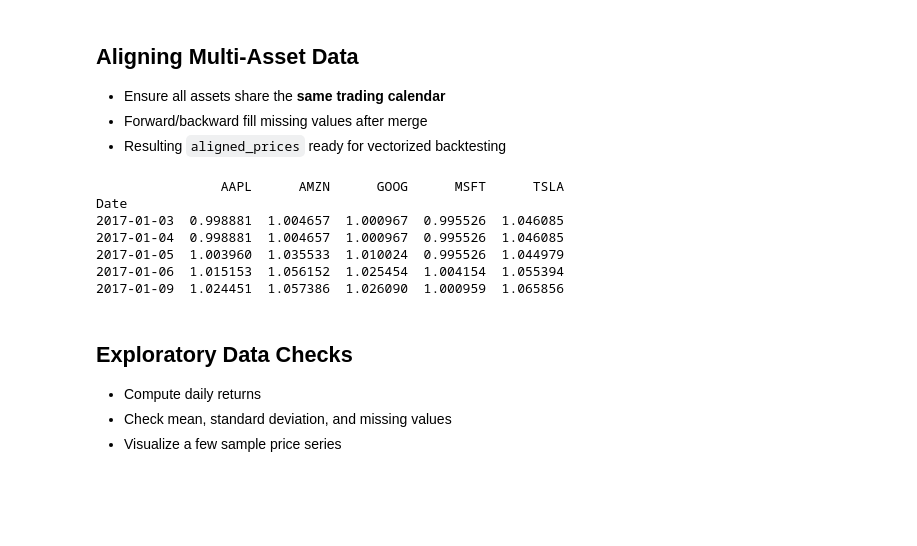
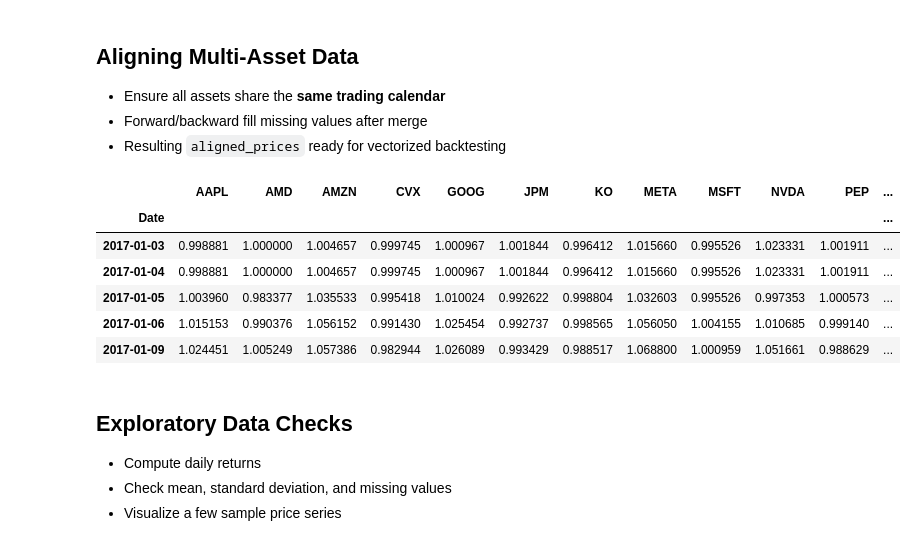
Before and after one commit to xinconggg/Portfolio-Projects, a Jupyter notebook: Quant/Multi-Asset Statistical Arbitrage Backtesting Engine/notebooks/01_system_overview.ipynb, the cells around one changed output. Cells and saved outputs as stored; diff of their text form; code cells hidden in the pictures; blank space fills up the shorter version.

```diff
--- a/Quant/Multi-Asset Statistical Arbitrage Backtesting Engine/notebooks/01_system_overview.ipynb
+++ b/Quant/Multi-Asset Statistical Arbitrage Backtesting Engine/notebooks/01_system_overview.ipynb
@@ -296,32 +243,18 @@ Date
 - Forward/backward fill missing values after merge
 - Resulting `aligned_prices` ready for vectorized backtesting
 # %%
-# Align Multi-Asset Data
-import importlib.util
-from pathlib import Path
+from Multi_Asset_Stat_Arb_Backtesting_Engine.main.data.align import align_assets
 
-# Path to align.py
-align_path = Path(r"C:\PATH\Multi-Asset Statistical Arbitrage Backtesting Engine\main\data\align.py")
-
-# Load the module dynamically
-spec_align = importlib.util.spec_from_file_location("align_module", align_path)
-align_module = importlib.util.module_from_spec(spec_align)
-spec_align.loader.exec_module(align_module)
-
-# Get the function
-align_assets = align_module.align_assets
-
-# Fetch aligned prices
 aligned_prices = align_assets()
-print(aligned_prices.head())
+aligned_prices.head()
 # %% [output]
-                AAPL      AMZN      GOOG      MSFT      TSLA
-Date
-2017-01-03  0.998881  1.004657  1.000967  0.995526  1.046085
-2017-01-04  0.998881  1.004657  1.000967  0.995526  1.046085
-2017-01-05  1.003960  1.035533  1.010024  0.995526  1.044979
-2017-01-06  1.015153  1.056152  1.025454  1.004154  1.055394
-2017-01-09  1.024451  1.057386  1.026090  1.000959  1.065856
+|  | AAPL | AMD | AMZN | CVX | GOOG | JPM | KO | META | MSFT | NVDA | PEP | ... |
+| Date |  |  |  |  |  |  |  |  |  |  |  | ... |
+| 2017-01-03 | 0.998881 | 1.000000 | 1.004657 | 0.999745 | 1.000967 | 1.001844 | 0.996412 | 1.015660 | 0.995526 | 1.023331 | 1.001911 | ... |
+| 2017-01-04 | 0.998881 | 1.000000 | 1.004657 | 0.999745 | 1.000967 | 1.001844 | 0.996412 | 1.015660 | 0.995526 | 1.023331 | 1.001911 | ... |
+| 2017-01-05 | 1.003960 | 0.983377 | 1.035533 | 0.995418 | 1.010024 | 0.992622 | 0.998804 | 1.032603 | 0.995526 | 0.997353 | 1.000573 | ... |
+| 2017-01-06 | 1.015153 | 0.990376 | 1.056152 | 0.991430 | 1.025454 | 0.992737 | 0.998565 | 1.056050 | 1.004155 | 1.010685 | 0.999140 | ... |
+| 2017-01-09 | 1.024451 | 1.005249 | 1.057386 | 0.982944 | 1.026089 | 0.993429 | 0.988517 | 1.068800 | 1.000959 | 1.051661 | 0.988629 | ... |
 # %% [markdown]
 ## Exploratory Data Checks
 
```
Also changed, not shown: parts of 17 cells of this notebook, 11 other files.
